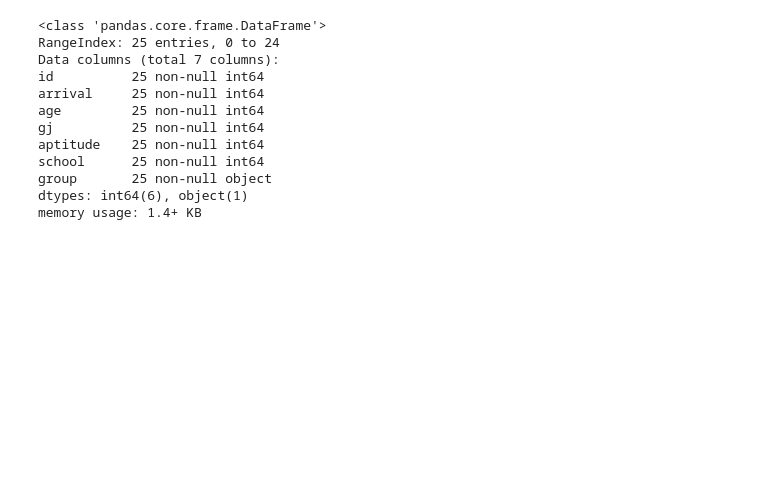
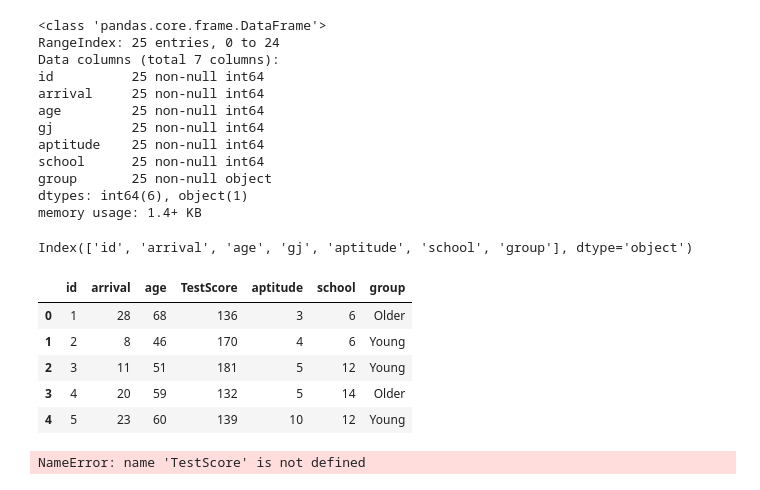
Before and after one commit to mmj32/Class-Practice-Repo, a Jupyter notebook: todo5/Juffs_Pandas_Notes2.ipynb, the cells around one changed output. Cells and saved outputs as stored; diff of their text form; code cells hidden in the pictures; blank space fills up the shorter version.

```diff
--- a/todo5/Juffs_Pandas_Notes2.ipynb
+++ b/todo5/Juffs_Pandas_Notes2.ipynb
@@ -261,3 +262,17 @@ school      25 non-null int64
 group       25 non-null object
 dtypes: int64(6), object(1)
 memory usage: 1.4+ KB
+# %%
+RDK_CRIT.columns
+# %% [output]
+Index(['id', 'arrival', 'age', 'gj', 'aptitude', 'school', 'group'], dtype='object')
+# %%
+RDK_CRIT = RDK_CRIT.rename(columns= {'gj':'TestScore'})
+RDK_CRIT.head() # check to make sure re-assignment worked = 'Briannas code'
+# %% [output]
+|  | id | arrival | age | TestScore | aptitude | school | group |
+| 0 | 1 | 28 | 68 | 136 | 3 | 6 | Older |
+| 1 | 2 | 8 | 46 | 170 | 4 | 6 | Young |
+| 2 | 3 | 11 | 51 | 181 | 5 | 12 | Young |
+| 3 | 4 | 20 | 59 | 132 | 5 | 14 | Older |
+| 4 | 5 | 23 | 60 | 139 | 10 | 12 | Young |
@@ -263,0 +283,7 @@ memory usage: 1.4+ KB
+# %%
+plt.scatter(TestScore, arrival)
+plt.xlabel("TestScore")
+plt.ylabel("Age of Arrival")
+plt.show()
+# %% [output]
+NameError: name 'TestScore' is not defined
```
Also changed, not shown: parts of 2 cells of this notebook.
